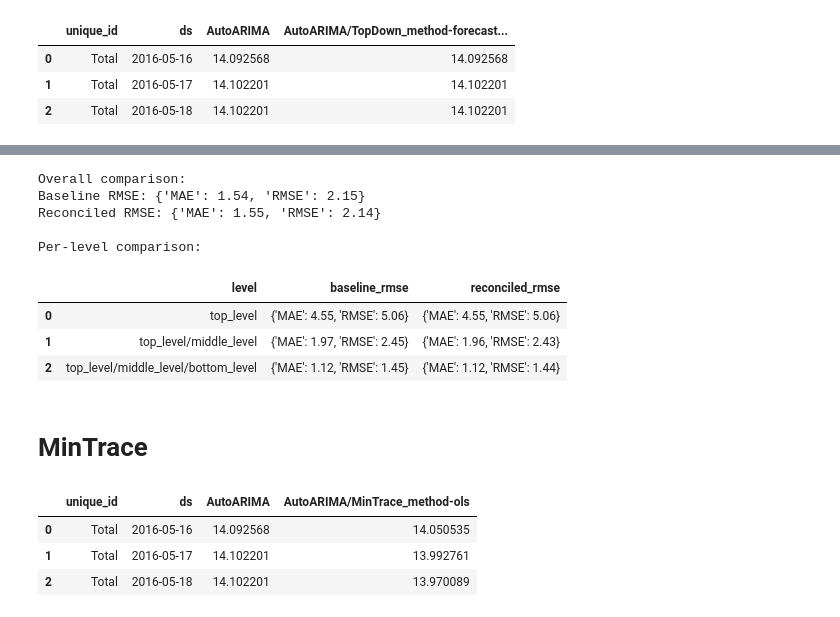
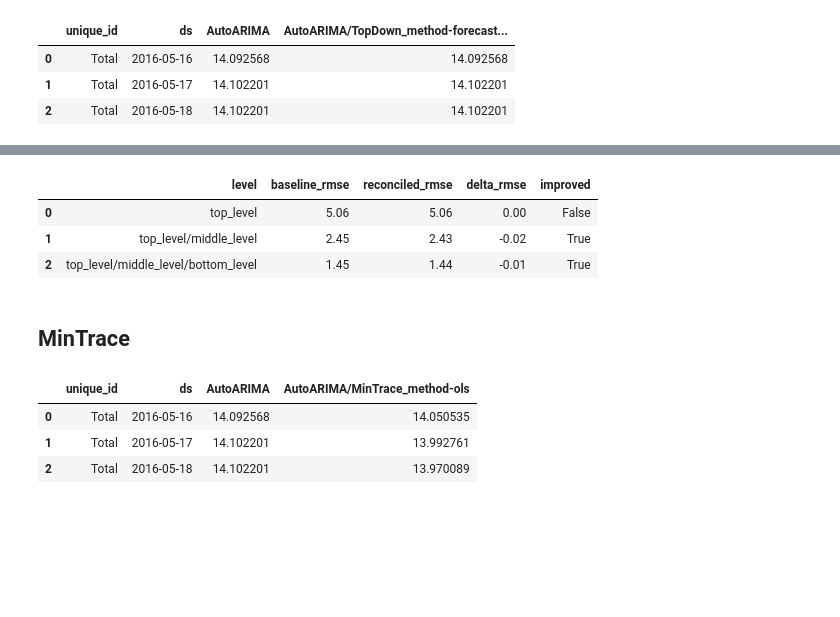
Before and after one commit to tng-konrad/time-series-with-Konrad, a Jupyter notebook: m04-hierarchical-forecasting.ipynb, the cells around one changed output, grey strips where cells are left out. Saved outputs shown, nothing was run; the diff lists cells and outputs as text; code cells hidden in the pictures; blank space fills up the shorter version.

```diff
--- a/m04-hierarchical-forecasting.ipynb
+++ b/m04-hierarchical-forecasting.ipynb
@@ -34,9 +34,11 @@ The final line suppresses `FutureWarning` messages, which can clutter the output
 # general settings
 class CFG:
     data_folder = './data/'
+    graph_folder = './graphs/'
     img_dim1 = 20
     img_dim2 = 10
     SEED = 42
+    metric = 'rmse'
 
 
 # display style
@@ -363,4 +451,5 @@ Y_rec_df.head(3)
 | 1 | Total | 2016-05-17 | 14.102201 | 14.102201 |
 | 2 | Total | 2016-05-18 | 14.102201 | 14.102201 |
 # %%
-xmat_rec3 = merge_forecasts(Y_test_df, Y_rec_df)
+# Merge reconciled forecasts with test data
+df_eval = merge_forecasts(Y_test_df, Y_rec_df)
@@ -372,12 +456,10 @@ xmat_rec3 = merge_forecasts(Y_test_df, Y_rec_df)
 # %%
-xstring = "AutoARIMA/TopDown_method-forecast_proportions"
+metric = 'rmse'
 
-overall_rmse = forecast_metrics(xmat_rec3['y'], xmat_rec3[xstring])
-print(f'Overall RMSE: {overall_rmse}')
+baseline_overall = compute_overall_error(df_eval, actual_col, baseline_col, metric)
+reconciled_overall = compute_overall_error(df_eval, actual_col, reconciled_col, metric)
 
-
-for k, ids in tags.items():
-    mask = xmat_rec3['unique_id'].isin(ids)
-    k_metrics = forecast_metrics(xmat_rec3.loc[mask, 'y'], xmat_rec3.loc[mask, xstring])
-    print(f"{k} RMSE: {k_metrics}")
+print(f"Baseline {metric.upper()}: {baseline_overall:.4f}")
+print(f"Reconciled {metric.upper()}: {reconciled_overall:.4f}")
+print(f"Delta {metric.upper()}: {reconciled_overall - baseline_overall:.4f}")
 # %% [output]
@@ -388,54 +469,25 @@ top_level/middle_level/bottom_level RMSE: {'MAE': 1.12, 'RMSE': 1.44}
 # %%
+per_level_baseline = compute_error_per_level(df_eval, tags, actual_col, baseline_col, metric)
+per_level_reconciled = compute_error_per_level(df_eval, tags, actual_col, reconciled_col, metric)
 
-print("Overall comparison:")
-baseline_rmse = forecast_metrics(xmat_rec3['y'], xmat_rec3['AutoARIMA'])
-reconciled_rmse = forecast_metrics(xmat_rec3['y'], xmat_rec3[xstring])
-print(f"Baseline RMSE: {baseline_rmse}")
-print(f"Reconciled RMSE: {reconciled_rmse}")
-# print(f"Delta RMSE (Reconciled - Baseline): {reconciled_rmse - baseline_rmse}")
 
-print("\nPer-level comparison:")
-comparison = []
+comparison_df = compare_baseline_vs_reconciled(
+    df=df_eval,
+    tags=tags,
+    actual_col=actual_col,
+    baseline_col=baseline_col,
+    reconciled_col=reconciled_col,
+    metric=metric
+)
 
-for k, ids in tags.items():
-    mask = xmat_rec3['unique_id'].isin(ids)
-
-    baseline_err = forecast_metrics(
-        xmat_rec3.loc[mask, 'y'],
-        xmat_rec3.loc[mask, 'AutoARIMA']
-    )
-
-    reconciled_err = forecast_metrics(
-        xmat_rec3.loc[mask, 'y'],
-        xmat_rec3.loc[mask, xstring]
-    )
-
-    # delta = reconciled_err - baseline_err
-
-    # print(f"{k} — Baseline: {baseline_err:.4f}, Reconciled: {reconciled_err:.4f}, Delta: {delta:.4f}")
-
-    comparison.append({
-        'level': k,
-        'baseline_rmse': baseline_err,
-        'reconciled_rmse': reconciled_err,
-        # 'delta_rmse': delta,
-#         'improved': reconciled_err < baseline_err
-    })
-
-comparison_df = pd.DataFrame(comparison)
 comparison_df
 # %% [output]
-Overall comparison:
-Baseline RMSE: {'MAE': 1.54, 'RMSE': 2.15}
-Reconciled RMSE: {'MAE': 1.55, 'RMSE': 2.14}
-
-Per-level comparison:
-|  | level | baseline_rmse | reconciled_rmse |
-| 0 | top_level | {'MAE': 4.55, 'RMSE': 5.06} | {'MAE': 4.55, 'RMSE': 5.06} |
-| 1 | top_level/middle_level | {'MAE': 1.97, 'RMSE': 2.45} | {'MAE': 1.96, 'RMSE': 2.43} |
-| 2 | top_level/middle_level/bottom_level | {'MAE': 1.12, 'RMSE': 1.45} | {'MAE': 1.12, 'RMSE': 1.44} |
+|  | level | baseline_rmse | reconciled_rmse | delta_rmse | improved |
+| 0 | top_level | 5.06 | 5.06 | 0.00 | False |
+| 1 | top_level/middle_level | 2.45 | 2.43 | -0.02 | True |
+| 2 | top_level/middle_level/bottom_level | 1.45 | 1.44 | -0.01 | True |
 # %% [markdown]
-# MinTrace
+## MinTrace
 # %%
 reconcilers = [
     MinTrace(method='ols'),
```
Also changed, not shown: parts of 45 cells of this notebook.
